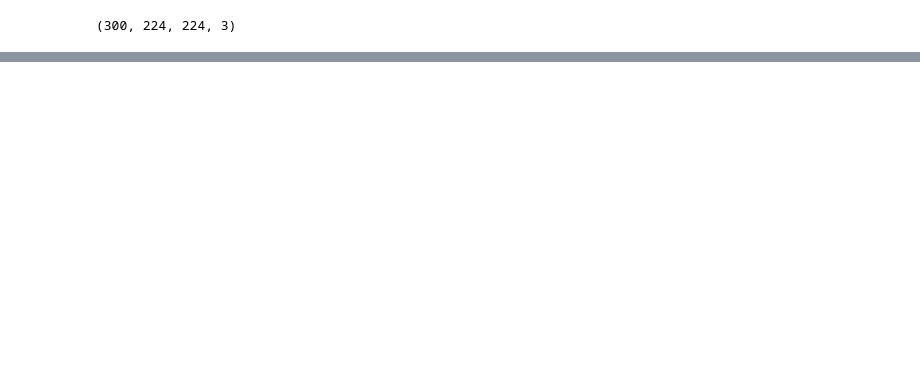
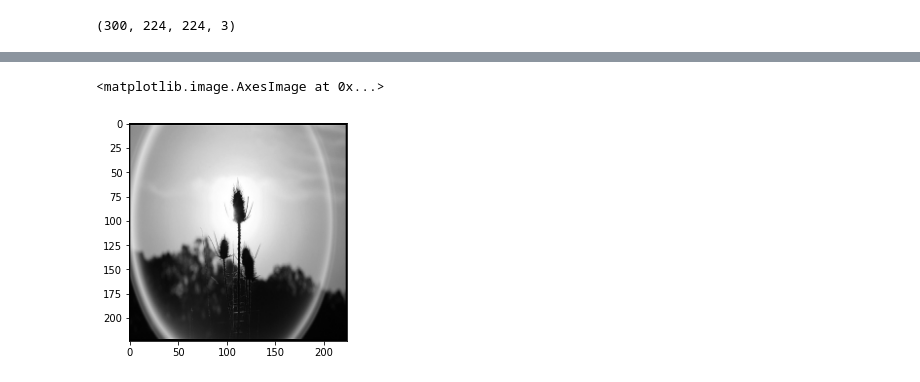
Before and after one commit to PCCOE-ROBOTS/Img-Colorization-GAN, a Jupyter notebook: existing-system-implementation.ipynb, the cells around one changed output, grey strips where cells are left out. Saved outputs shown, nothing was run; the diff lists cells and outputs as text; code cells hidden in the pictures; blank space fills up the shorter version.

```diff
--- a/existing-system-implementation.ipynb
+++ b/existing-system-implementation.ipynb
@@ -94,2 +122,8 @@ plt.imshow(X_train[0])
+# %%
+X_test = X_test.astype("uint8")
+plt.imshow(X_test[0])
+# %% [output]
+<matplotlib.image.AxesImage at 0x...>
+[figure, added]
 # %%
 plt.imshow(y_train[0])
```
Also changed, not shown: parts of 41 cells of this notebook.
